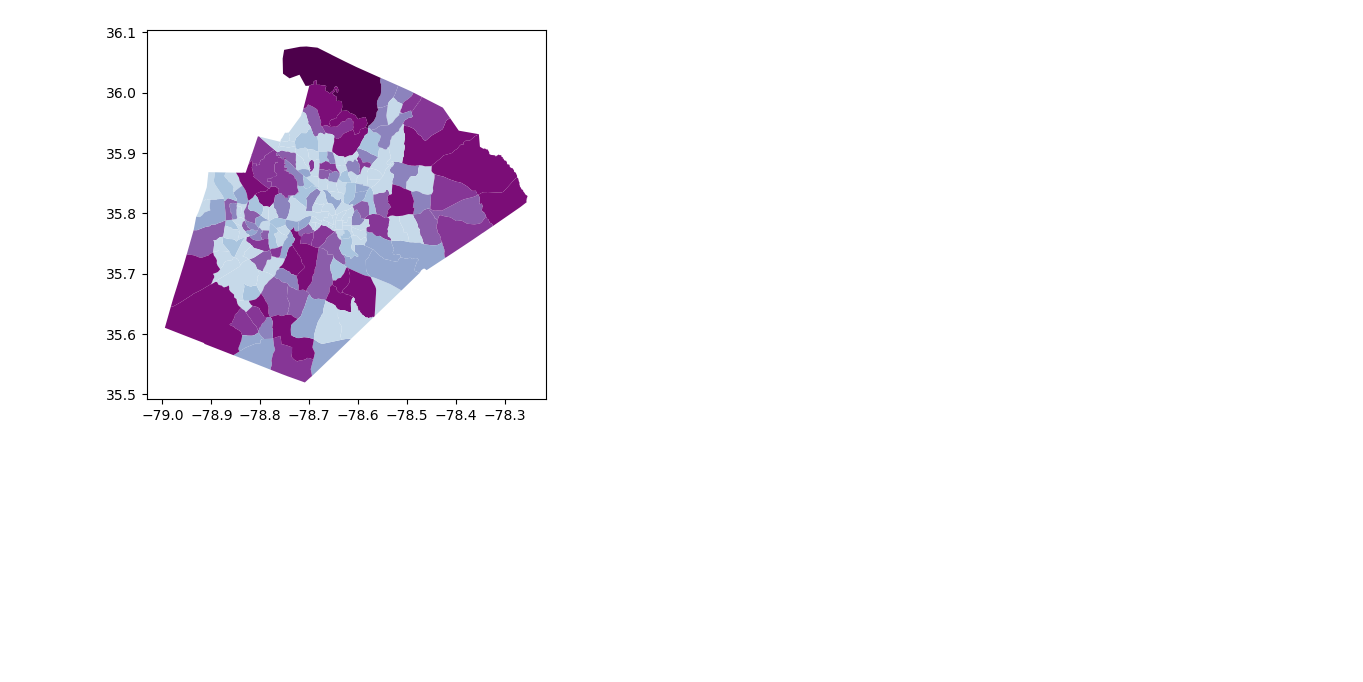
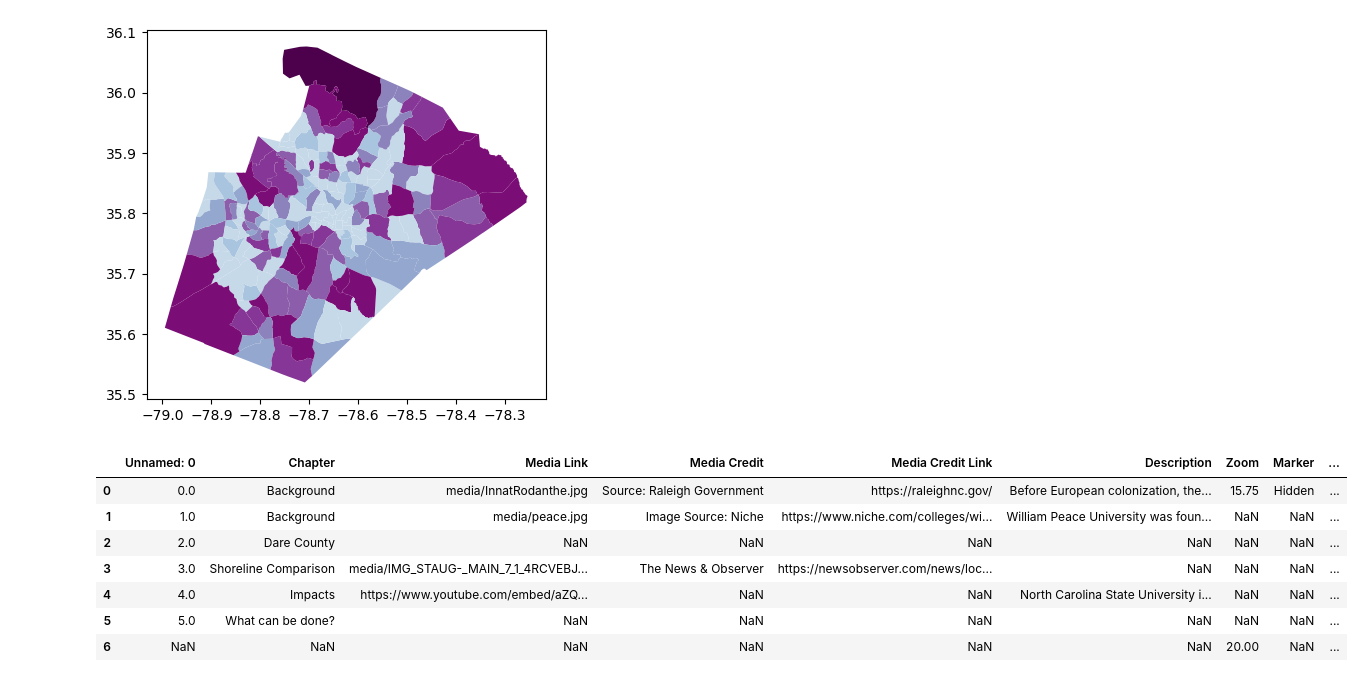
Before and after one commit to grjones256/Dare-County-Shoreline-Analysis, a Jupyter notebook: storymap.ipynb, the cells around one changed output. Cells and saved outputs as stored; diff of their text form; code cells hidden in the pictures; blank space fills up the shorter version.

```diff
--- a/storymap.ipynb
+++ b/storymap.ipynb
@@ -683,5 +684,16 @@ chapter_df.loc[3,"Media Credit"] = "The News & Observer"
 chapter_df.loc[3,"Media Credit Link"] = "https://newsobserver.com/news/local/article222943610.html"
 
 chapter_df.to_csv('./csv/Chapters.csv')
+# %%
+chapter_df
+# %% [output]
+|  | Unnamed: 0 | Chapter | Media Link | Media Credit | Media Credit Link | Description | Zoom | Marker | ... |
+| 0 | 0.0 | Background | media/InnatRodanthe.jpg | Source: Raleigh Government | https://raleighnc.gov/ | Before European colonization, the... | 15.75 | Hidden | ... |
+| 1 | 1.0 | Background | media/peace.jpg | Image Source: Niche | https://www.niche.com/colleges/wi... | William Peace University was foun... | NaN | NaN | ... |
+| 2 | 2.0 | Dare County | NaN | NaN | NaN | NaN | NaN | NaN | ... |
+| 3 | 3.0 | Shoreline Comparison | media/IMG_STAUG-_MAIN_7_1_4RCVEBJ... | The News & Observer | https://newsobserver.com/news/loc... | NaN | NaN | NaN | ... |
+| 4 | 4.0 | Impacts | https://www.youtube.com/embed/aZQ... | NaN | NaN | North Carolina State University i... | NaN | NaN | ... |
+| 5 | 5.0 | What can be done? | NaN | NaN | NaN | NaN | NaN | NaN | ... |
+| 6 | NaN | NaN | NaN | NaN | NaN | NaN | 20.00 | NaN | ... |
 # %%
 chapter_df.to_csv('./csv/Chapters.csv')
```
Also changed, not shown: parts of 1 cell of this notebook, 1 other file.
